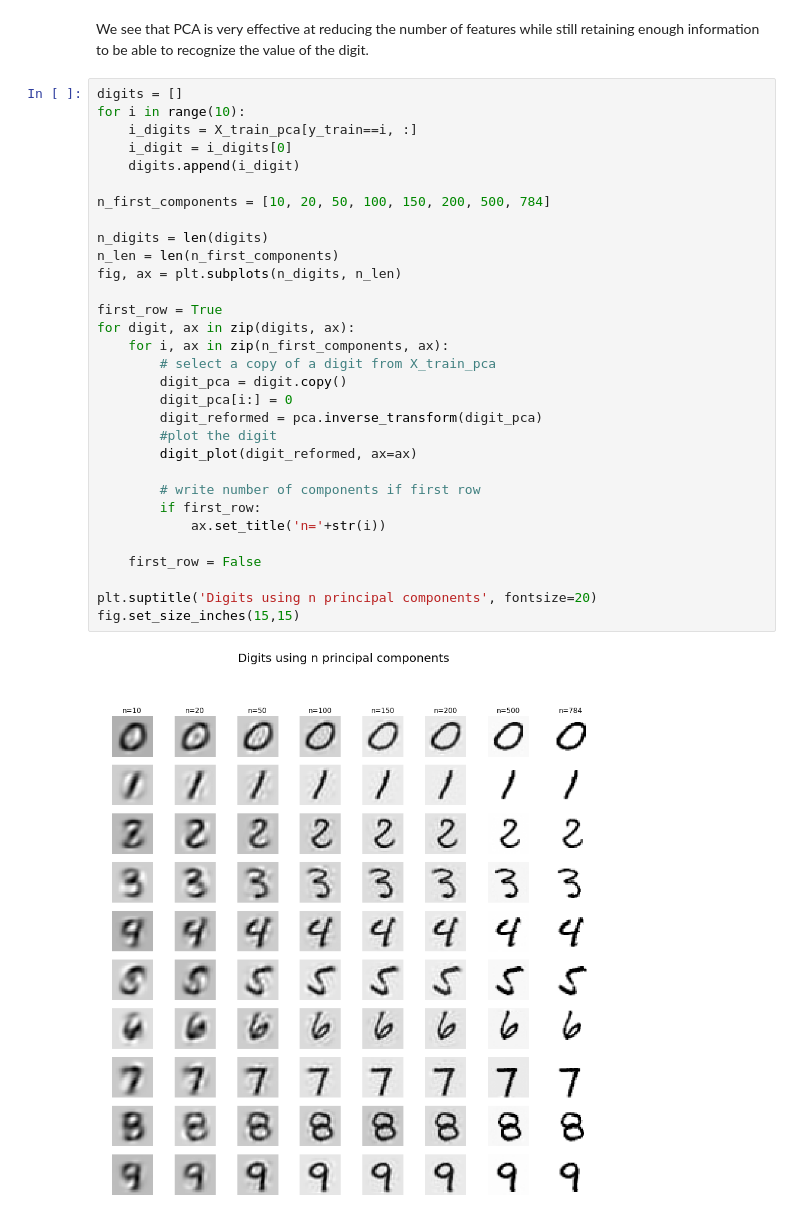
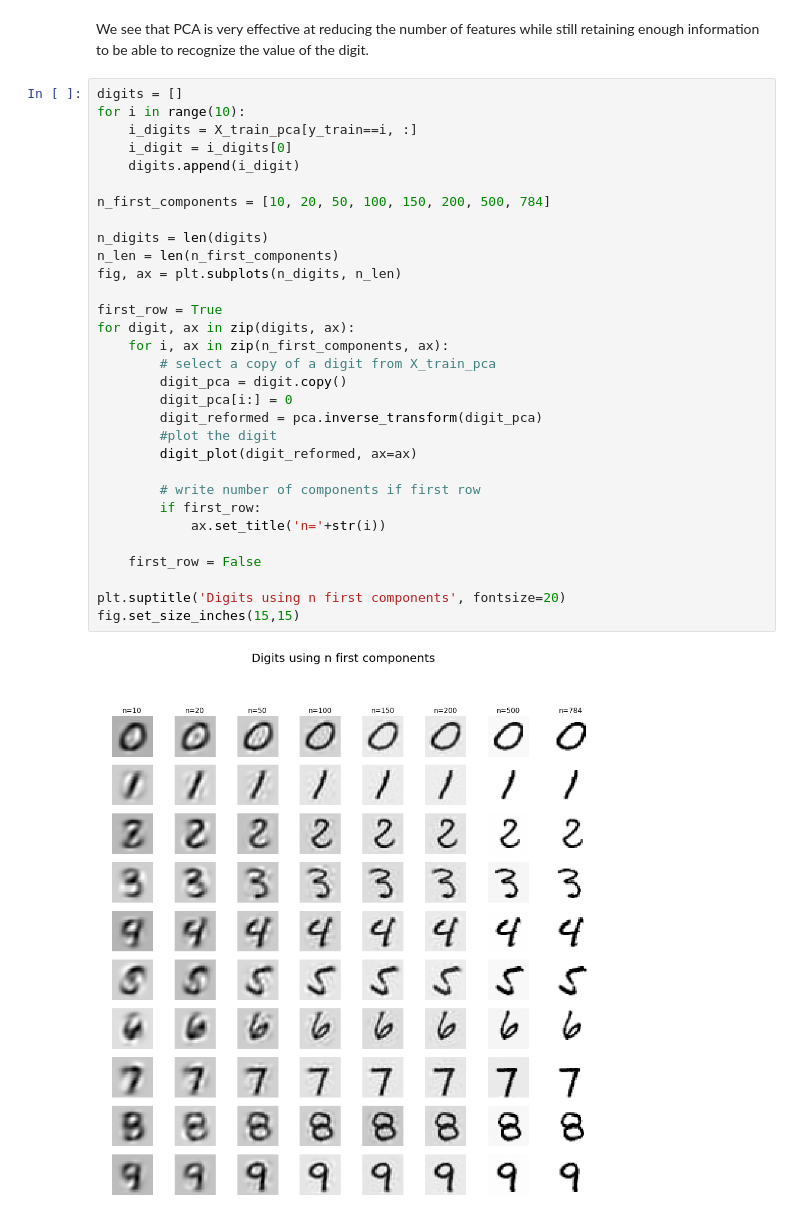
Before and after one commit to ArthMx/MNIST, a Jupyter notebook: MNIST_3.ipynb, the cells around one changed output. Drawn from its saved outputs; the diff is of its cells as text.

```diff
--- a/MNIST_3.ipynb
+++ b/MNIST_3.ipynb
@@ -90,33 +92,33 @@ We see that PCA is very effective at reducing the number of features while still
 digits = []
 for i in range(10):
     i_digits = X_train_pca[y_train==i, :]
     i_digit = i_digits[0]
     digits.append(i_digit)
 
 n_first_components = [10, 20, 50, 100, 150, 200, 500, 784]
 
 n_digits = len(digits)
 n_len = len(n_first_components)
 fig, ax = plt.subplots(n_digits, n_len)
 
 first_row = True
 for digit, ax in zip(digits, ax):
     for i, ax in zip(n_first_components, ax):
         # select a copy of a digit from X_train_pca
         digit_pca = digit.copy()
         digit_pca[i:] = 0
         digit_reformed = pca.inverse_transform(digit_pca)
         #plot the digit
         digit_plot(digit_reformed, ax=ax)
 
         # write number of components if first row
         if first_row:
             ax.set_title('n='+str(i))
 
     first_row = False
 
-plt.suptitle('Digits using n principal components', fontsize=20)
+plt.suptitle('Digits using n first components', fontsize=20)
 fig.set_size_inches(15,15)
 # %% [output]
-[figure, old version]
+[figure, new version]
 # %% [markdown]
```
Also changed, not shown: parts of 16 cells of this notebook.
